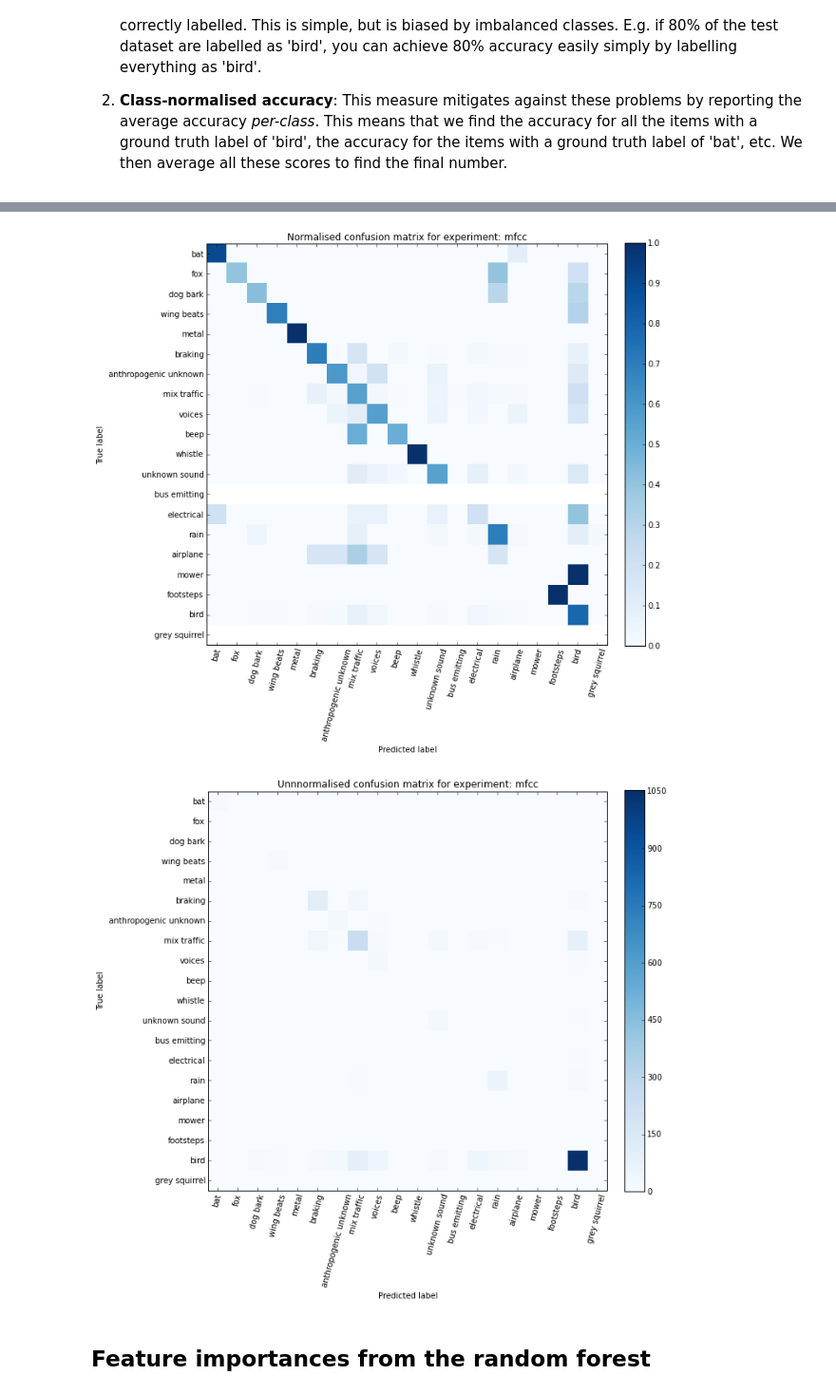
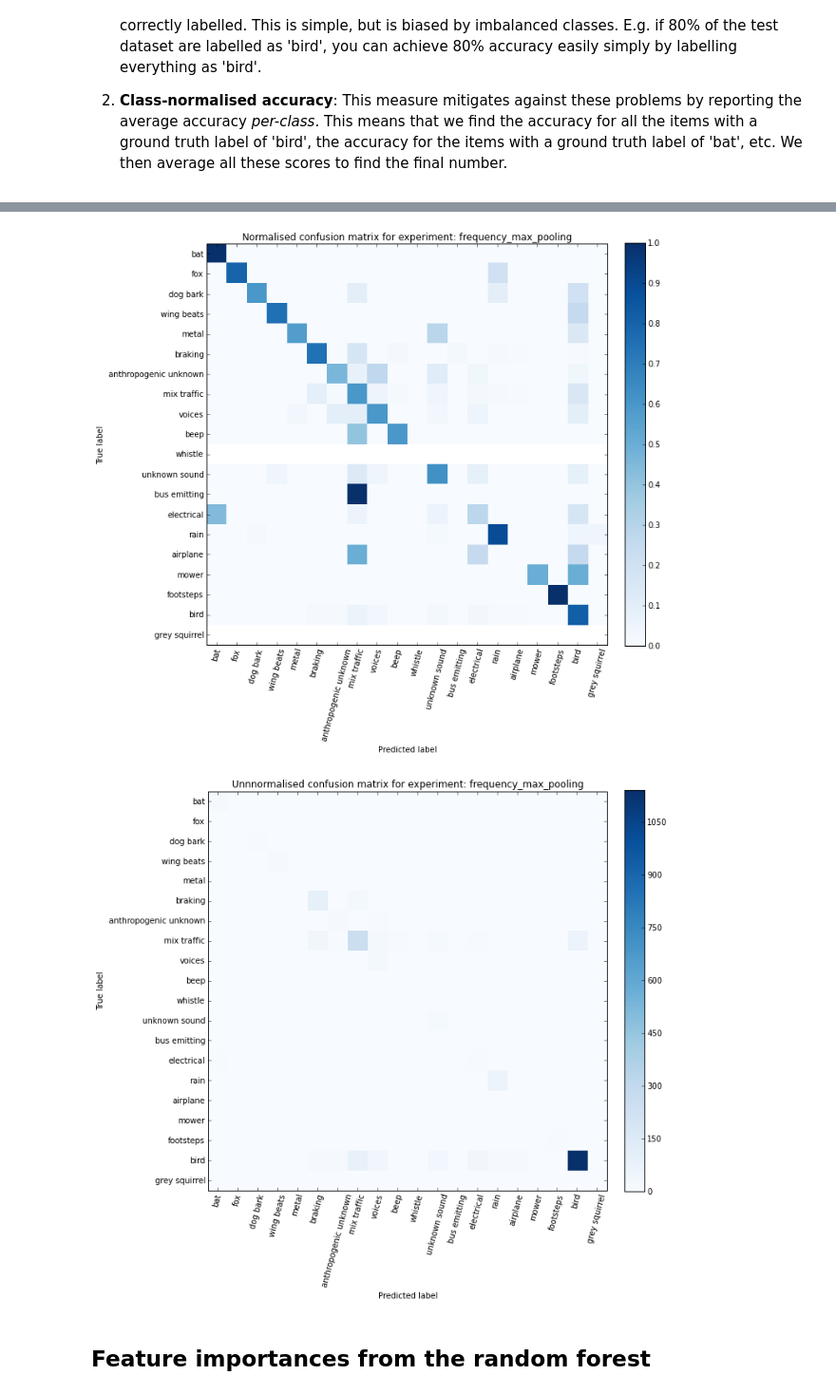
Before and after one commit to mdfirman/CityNet, a Jupyter notebook: notebooks/core/features_evaluation.ipynb, the cells around one changed output, grey strips where cells are left out. Shown at 95% size. Saved outputs shown, nothing was run; the diff lists cells and outputs as text; code cells hidden in the pictures.

```diff
--- a/notebooks/core/features_evaluation.ipynb
+++ b/notebooks/core/features_evaluation.ipynb
@@ -49,12 +53 @@ minimum_class_count = 10
 Here we loop through the dataset once to get the count of each class. See also the `dataset_overview` notebook for a proper analysis of class frequency in the dataset.
-# %%
-filelist = csv.reader(open(base_path + 'below12kHz_cropped_label.txt'))
-
-# loop over each wav file
-Y = []
-for f in filelist:
-    wavpath, start_time, wav_class, _ = f
-    Y.append(wav_class.lower().strip())
-
-# Make use of the collections counter class
-class_counts = collections.Counter(Y)
@@ -124,6 +144,9 @@ X = {}
 X['mfcc'] = np.vstack(X_mfcc)
 X['resized_spectrogram'] = np.vstack(X_resized_spectrogram)
 X['max_bins'] = np.vstack(X_max_bins)
+X['max_pooling'] = np.vstack(X_max_pooling)
+X['frequency_max_pooling'] = np.vstack(X_frequency_max_pooling)
+X['frequency_max_pooling_no_norm'] = np.vstack(X_frequency_max_pooling_no_norm)
 
 for name, x in X.iteritems():
     print "Feature matrix \"%s\" has shape (%d, %d)" % (name, x.shape[0], x.shape[1])
@@ -145,18 +171,24 @@ To account for imbalance in the training set, we use the `class_weight` function
 # setting up a dictionary of experiments to run
 # keys are names of this experiment
 # values are a list of all the features to test on for this experiment
+tic = time.time()
+
 experiments = {
     'mfcc': ['mfcc'],
     'resized_spectrogram': ['resized_spectrogram'],
     'max_bins': ['max_bins'],
-    'all': ['mfcc', 'resized_spectrogram', 'max_bins']
+    'max_pooling': ['max_pooling'],
+    'frequency_max_pooling': ['frequency_max_pooling'],
+    'frequency_max_pooling_no_norm': ['frequency_max_pooling_no_norm'],
+    'all': ['mfcc', 'resized_spectrogram', 'max_bins', 'max_pooling']
     }
 
-# set up a dictionary to store the results.
-# Using DefaultDict: https://docs.python.org/2/library/collections.html#defaultdict-examples
+# set up a dictionary to store the results. Uses DefaultDict:
+# https://docs.python.org/2/library/collections.html#defaultdict-examples
 results = collections.defaultdict(list)
 
-# we will repeat the experiment for multiple train/test splits, and ultimately average over them
+# we will repeat the experiment for multiple train/test splits, and ultimately
+# average over them
 for random_seed in range(5):
 
     print "Seed", random_seed,
@@ -181,16 +213,18 @@ for random_seed in range(5):
         X_test = X_np[test_idxs]
 
         # training a classifier on these features and then testing on test set
-        rf = RandomForestClassifier(n_estimators=100,     # 100 trees in forest
-                                    max_depth=20,         # chosen this fairly randomly
-                                    class_weight='auto',  # to help account for imbalance in training set
-                                    n_jobs=-1,            # to make parallel
-                                    max_features=None)    # at each node, check *all* the features for a good split
+        rf = RandomForestClassifier(
+            n_estimators=100,     # 100 trees in forest
+            class_weight='auto',  # to help account for imbalance in training set
+            n_jobs=-1,            # to make parallel
+            max_features=None)    # at each node, check *all* the features for a good split
         rf.fit(X_train, Y_train)
         Y_pred = rf.predict(X_test)
 
         # adding this result to the results dictionary
-        this_result = {'Y_test': Y_test, 'Y_pred': list(Y_pred)}
+        this_result = {'Y_test': Y_test, 'Y_pred': list(Y_pred), 'model': rf}
         results[experiment_name].append(this_result)
+
+print '\nTotal time for train/test of models is: %.2f s' % (time.time() - tic)
 # %% [output]
 Seed 0 Seed 1 Seed 2 Seed 3 Seed 4
@@ -299,38 +345,38 @@ We plot two confusion matrices:
 # %%
 from sklearn.metrics import confusion_matrix
 
-experiment_to_show = 'mfcc'
+experiment_to_show = 'frequency_max_pooling'
 
 unique_labels = list(set(Y))
 
 predictions = list(results[experiment_to_show][0]['Y_pred'])
 ground_truth = results[experiment_to_show][0]['Y_test']
 
 cm = confusion_matrix(predictions, ground_truth, labels=unique_labels)
 cm_normalized = cm.astype('float') / cm.astype('float').sum(axis=1)[:, np.newaxis]
 
 def plot_confusion_matrix(cm, title='Confusion matrix', cmap=plt.cm.Blues):
     plt.imshow(cm, interpolation='nearest', cmap=cmap)
     plt.title(title)
     plt.colorbar(fraction=0.046, pad=0.04)
     tick_marks = np.arange(len(unique_labels))
     plt.xticks(tick_marks, unique_labels, rotation=75)
     plt.yticks(tick_marks, unique_labels)
     plt.tight_layout()
     plt.ylabel('True label')
     plt.xlabel('Predicted label')
 
 
 plt.figure(figsize=(10, 10))
 plot_confusion_matrix(cm_normalized,
   title='Normalised confusion matrix for experiment: ' + experiment_to_show + '');
 
 
 plt.figure(figsize=(10, 10))
 plot_confusion_matrix(cm,
   title='Unnnormalised confusion matrix for experiment: ' + experiment_to_show + '');
 # %% [output]
-[figure, old version]
+[figure, new version]
-[figure, old version]
+[figure, new version]
 # %% [markdown]
 ## Feature importances from the random forest
```
Also changed, not shown: parts of 11 cells of this notebook, 2 other files.
